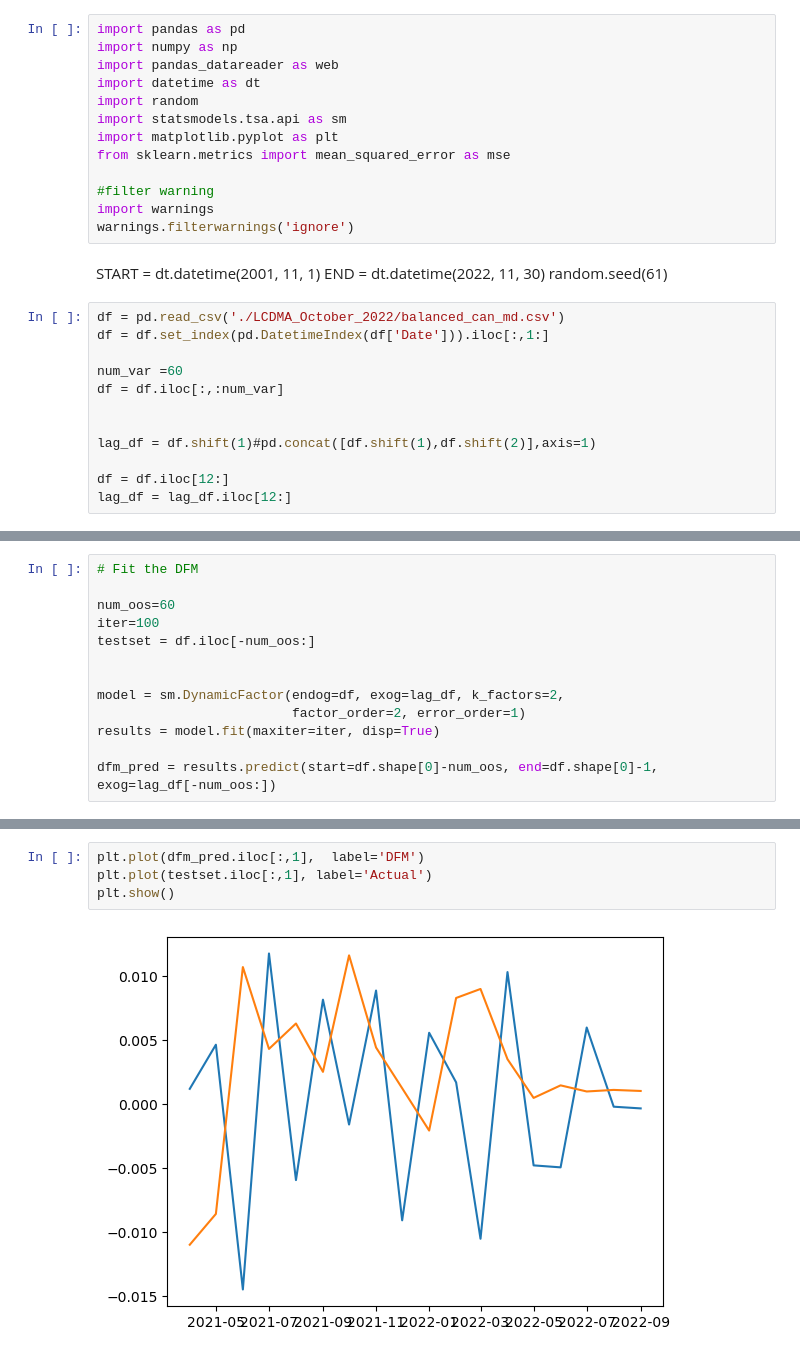
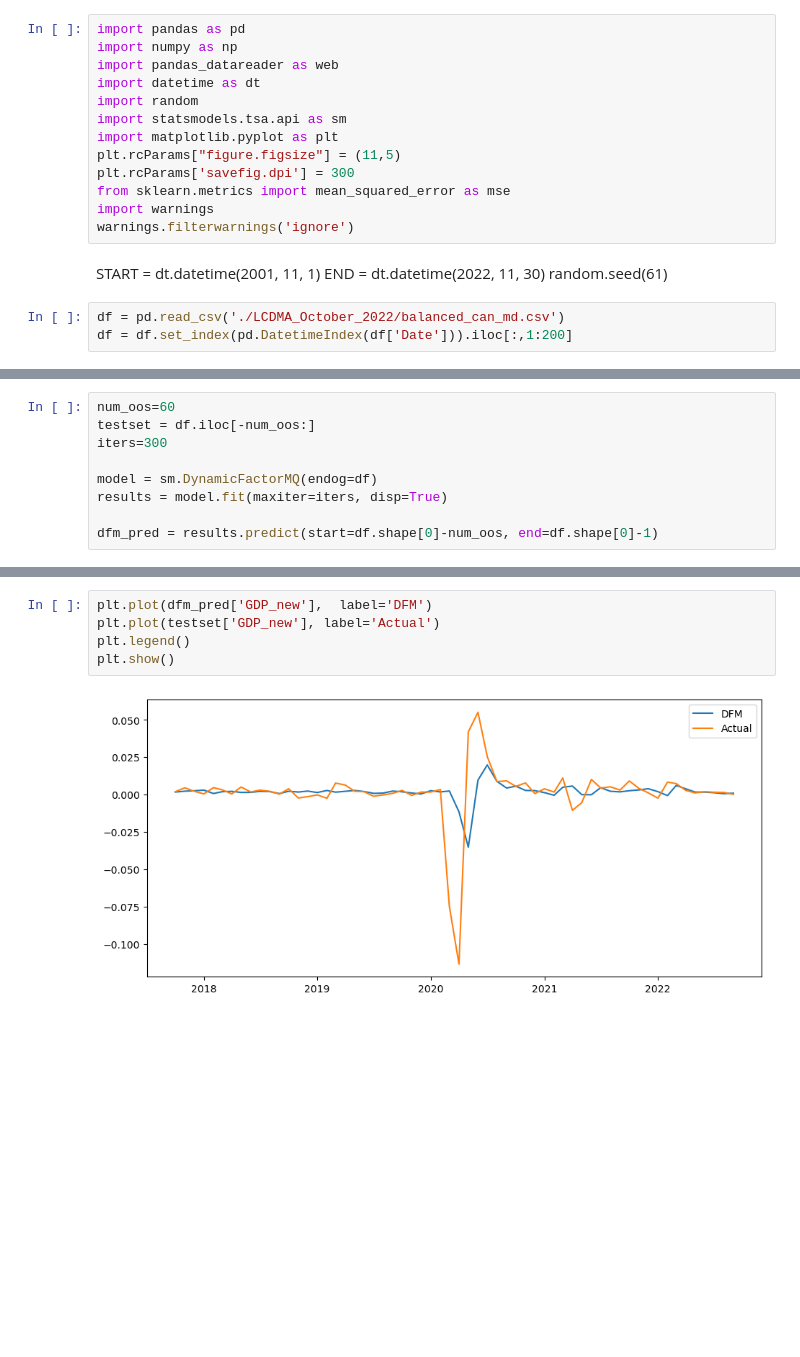
Before and after one commit to philtousi/dynamic_factor_models, a Jupyter notebook: dfm.ipynb, the cells around one changed output, grey strips where cells are left out. Saved outputs shown, nothing was run; the diff lists cells and outputs as text; blank space fills up the shorter version.

```diff
--- a/dfm.ipynb
+++ b/dfm.ipynb
@@ -6,9 +6,9 @@ import datetime as dt
 import random
 import statsmodels.tsa.api as sm
 import matplotlib.pyplot as plt
+plt.rcParams["figure.figsize"] = (11,5)
+plt.rcParams['savefig.dpi'] = 300
 from sklearn.metrics import mean_squared_error as mse
-
-#filter warning
 import warnings
 warnings.filterwarnings('ignore')
 # %% [markdown]
@@ -17,13 +17,4 @@ END = dt.datetime(2022, 11, 30)
 random.seed(61)
 # %%
 df = pd.read_csv('./LCDMA_October_2022/balanced_can_md.csv')
-df = df.set_index(pd.DatetimeIndex(df['Date'])).iloc[:,1:]
-
-num_var =60
-df = df.iloc[:,:num_var]
-
-
-lag_df = df.shift(1)#pd.concat([df.shift(1),df.shift(2)],axis=1)
-
-df = df.iloc[12:]
-lag_df = lag_df.iloc[12:]
+df = df.set_index(pd.DatetimeIndex(df['Date'])).iloc[:,1:200]
@@ -47,14 +21,10 @@ lag_df = lag_df.iloc[12:]
 # %%
-# Fit the DFM
+num_oos=60
+testset = df.iloc[-num_oos:]
+iters=300
 
-num_oos=60
-iter=100
-testset = df.iloc[-num_oos:]
+model = sm.DynamicFactorMQ(endog=df)
+results = model.fit(maxiter=iters, disp=True)
 
-
-model = sm.DynamicFactor(endog=df, exog=lag_df, k_factors=2,
-                         factor_order=2, error_order=1)
-results = model.fit(maxiter=iter, disp=True)
-
-dfm_pred = results.predict(start=df.shape[0]-num_oos, end=df.shape[0]-1, exog=lag_df[-num_oos:])
+dfm_pred = results.predict(start=df.shape[0]-num_oos, end=df.shape[0]-1)
 # %% [output]
@@ -72,8 +42,9 @@ At iterate    0    f= -8.99004D+01    |proj g|=  2.25257D+10
 # %%
-plt.plot(dfm_pred.iloc[:,1],  label='DFM')
-plt.plot(testset.iloc[:,1], label='Actual')
+plt.plot(dfm_pred['GDP_new'],  label='DFM')
+plt.plot(testset['GDP_new'], label='Actual')
+plt.legend()
 plt.show()
 # %% [output]
-[figure, old version]
+[figure, new version]
 # %%
 
```
Also changed, not shown: parts of 11 cells of this notebook.
